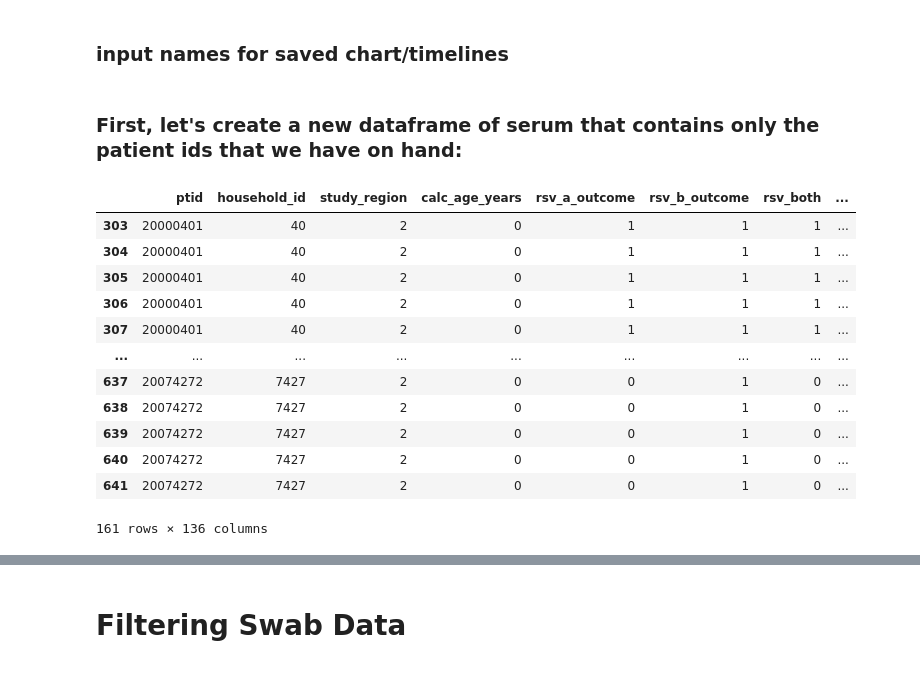
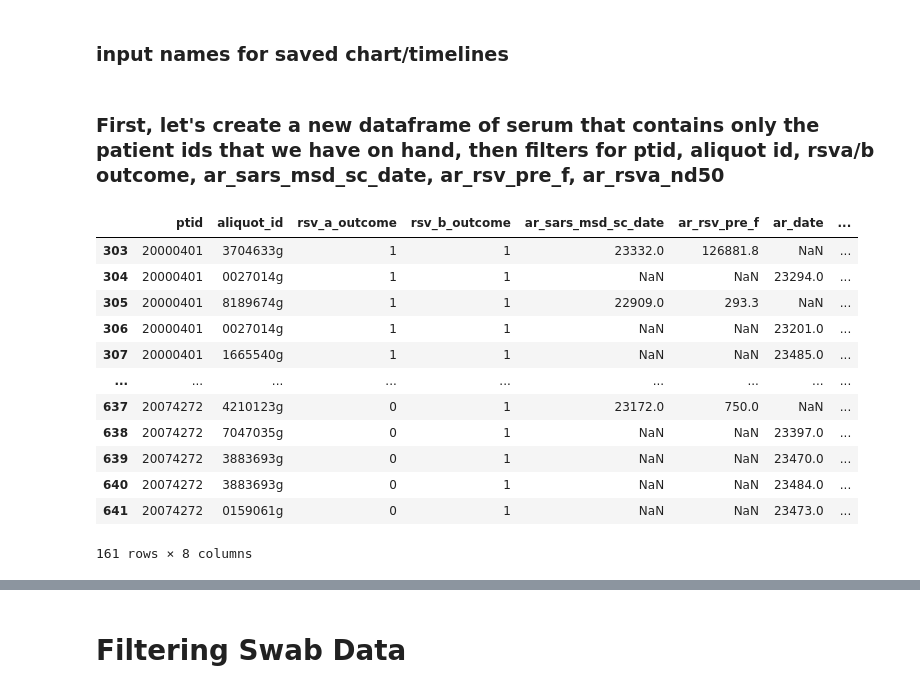
Before and after one commit to gavjuviler/rsv_imprinting, a Jupyter notebook: 02-notebooks/serum_swab_timelines.ipynb, the cells around one changed output, grey strips where cells are left out. Drawn from its saved outputs; the diff is of its cells as text; code cells hidden in the pictures.

```diff
--- a/02-notebooks/serum_swab_timelines.ipynb
+++ b/02-notebooks/serum_swab_timelines.ipynb
@@ -55,27 +63,28 @@ aliquot_swab_timeline = f'03-results/{date}.selected_aliquot_swab_timelines.html
 # %% [markdown]
-### First, let's create a new dataframe of serum that contains only the patient ids that we have on hand:
+### First, let's create a new dataframe of serum that contains only the patient ids that we have on hand, then filters for ptid, aliquot id, rsva/b outcome, ar_sars_msd_sc_date, ar_rsv_pre_f, ar_rsva_nd50
 # %%
 df_aliquots_child = selected_child[['household_id', 'ptid', 'aliquot_id', 'collect_dt']]    #creates a new df with just these 4 columns
 
 #dataframe of our selected ptids + dates
 selected_ptids = []        #creates a list of patient ids (in int format) that we have that we can use to select the correct sera data
 for index, ptid in enumerate(df_aliquots_child.iloc[:, 1]):
     if ptid != 'EMPTY':     #some of the rows have EMPTY where the ptid should be
         selected_ptids.append(ptid)
 
 sera_filtered_ptid = sera[sera['ptid'].isin(selected_ptids)]
-sera_filtered_ptid
+sera_filtered = sera_filtered_ptid[['ptid', 'aliquot_id', 'rsv_a_outcome', 'rsv_b_outcome', 'ar_sars_msd_sc_date', 'ar_rsv_pre_f', 'ar_date', 'ar_rsva_nd50']]
+sera_filtered
 # %% [output]
-|  | ptid | household_id | study_region | calc_age_years | rsv_a_outcome | rsv_b_outcome | rsv_both | ... |
-| 303 | 20000401 | 40 | 2 | 0 | 1 | 1 | 1 | ... |
-| 304 | 20000401 | 40 | 2 | 0 | 1 | 1 | 1 | ... |
-| 305 | 20000401 | 40 | 2 | 0 | 1 | 1 | 1 | ... |
-| 306 | 20000401 | 40 | 2 | 0 | 1 | 1 | 1 | ... |
-| 307 | 20000401 | 40 | 2 | 0 | 1 | 1 | 1 | ... |
+|  | ptid | aliquot_id | rsv_a_outcome | rsv_b_outcome | ar_sars_msd_sc_date | ar_rsv_pre_f | ar_date | ... |
+| 303 | 20000401 | 3704633g | 1 | 1 | 23332.0 | 126881.8 | NaN | ... |
+| 304 | 20000401 | 0027014g | 1 | 1 | NaN | NaN | 23294.0 | ... |
+| 305 | 20000401 | 8189674g | 1 | 1 | 22909.0 | 293.3 | NaN | ... |
+| 306 | 20000401 | 0027014g | 1 | 1 | NaN | NaN | 23201.0 | ... |
+| 307 | 20000401 | 1665540g | 1 | 1 | NaN | NaN | 23485.0 | ... |
 | ... | ... | ... | ... | ... | ... | ... | ... | ... |
-| 637 | 20074272 | 7427 | 2 | 0 | 0 | 1 | 0 | ... |
-| 638 | 20074272 | 7427 | 2 | 0 | 0 | 1 | 0 | ... |
-| 639 | 20074272 | 7427 | 2 | 0 | 0 | 1 | 0 | ... |
-| 640 | 20074272 | 7427 | 2 | 0 | 0 | 1 | 0 | ... |
-| 641 | 20074272 | 7427 | 2 | 0 | 0 | 1 | 0 | ... |
+| 637 | 20074272 | 4210123g | 0 | 1 | 23172.0 | 750.0 | NaN | ... |
+| 638 | 20074272 | 7047035g | 0 | 1 | NaN | NaN | 23397.0 | ... |
+| 639 | 20074272 | 3883693g | 0 | 1 | NaN | NaN | 23470.0 | ... |
+| 640 | 20074272 | 3883693g | 0 | 1 | NaN | NaN | 23484.0 | ... |
+| 641 | 20074272 | 0159061g | 0 | 1 | NaN | NaN | 23473.0 | ... |
-161 rows × 136 columns
+161 rows × 8 columns
```
Also changed, not shown: parts of 6 cells of this notebook, 2 other files.
